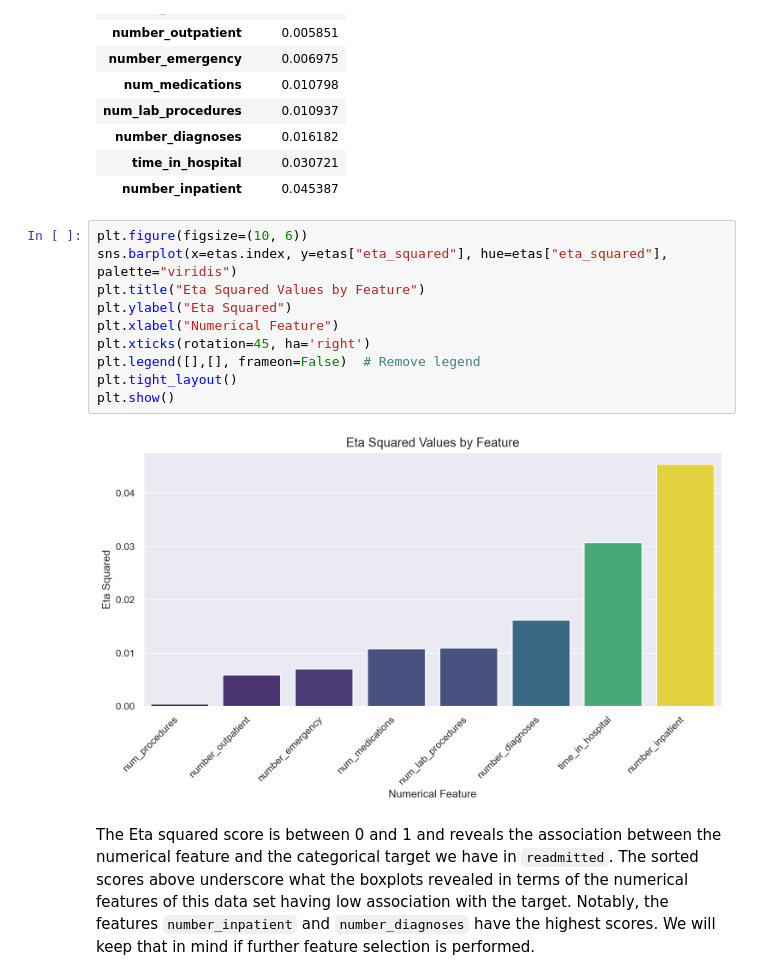
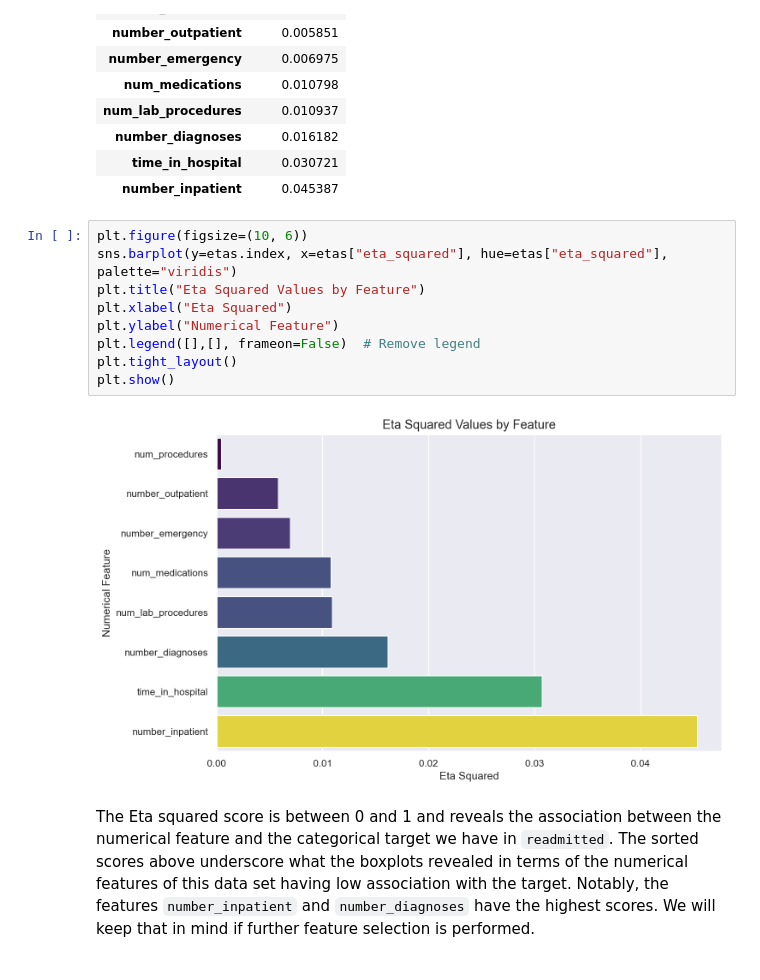
Before and after one commit to Nicholas-Mitri/Hospital-Readmission-Risk-Analysis-for-Diabetic-Patients, a Jupyter notebook: notebooks/01-data_exploration.ipynb, the cells around one changed output. Cells and saved outputs as stored; diff of their text form.

```diff
--- a/notebooks/01-data_exploration.ipynb
+++ b/notebooks/01-data_exploration.ipynb
@@ -436,16 +437,15 @@ etas
 | number_inpatient | 0.045387 |
 # %%
 plt.figure(figsize=(10, 6))
-sns.barplot(x=etas.index, y=etas["eta_squared"], hue=etas["eta_squared"], palette="viridis")
+sns.barplot(y=etas.index, x=etas["eta_squared"], hue=etas["eta_squared"], palette="viridis")
 plt.title("Eta Squared Values by Feature")
-plt.ylabel("Eta Squared")
-plt.xlabel("Numerical Feature")
-plt.xticks(rotation=45, ha='right')
+plt.xlabel("Eta Squared")
+plt.ylabel("Numerical Feature")
 plt.legend([],[], frameon=False)  # Remove legend
 plt.tight_layout()
 plt.show()
 # %% [output]
-[figure, old version]
+[figure, new version]
 # %% [markdown]
 The Eta squared score is between 0 and 1 and reveals the association between the numerical feature and the categorical target we have in `readmitted`. The sorted scores above underscore what the boxplots revealed in terms of the numerical features of this data set having low association with the target. Notably, the features `number_inpatient` and `number_diagnoses` have the highest scores. We will keep that in mind if further feature selection is performed.
 # %% [markdown]
```
Also changed, not shown: parts of 15 cells of this notebook.
